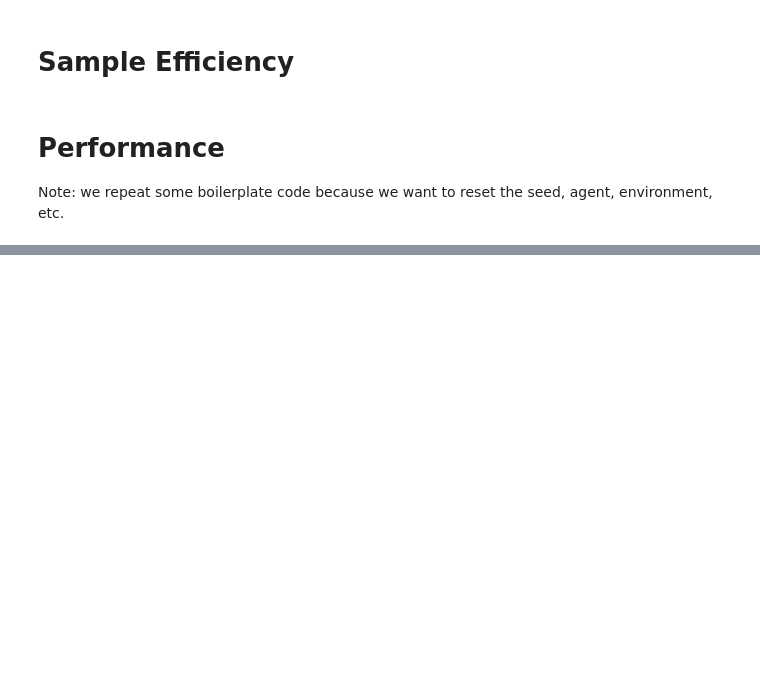
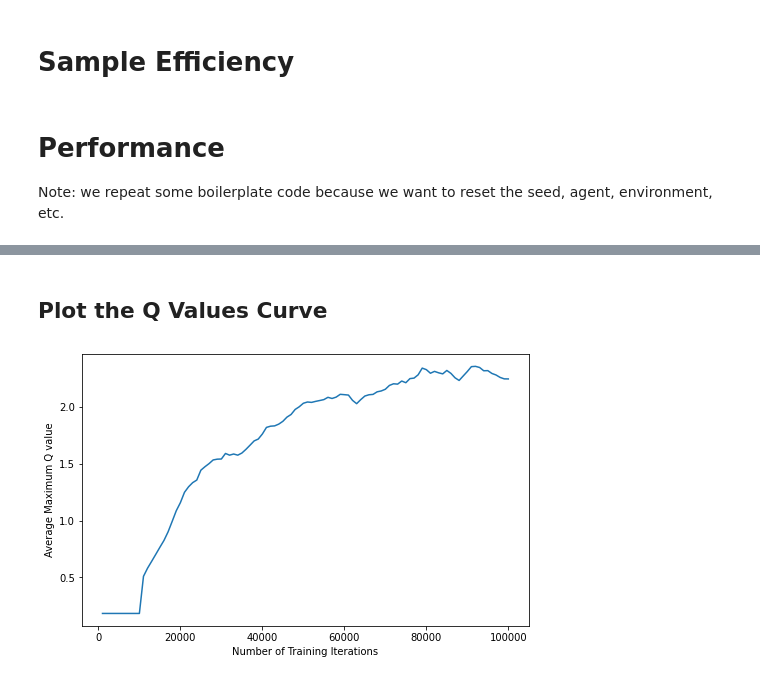
Before and after one commit to CristianManta/JBW-episodic, a Jupyter notebook: main.ipynb, the cells around one changed output, grey strips where cells are left out. Saved outputs shown, nothing was run; the diff lists cells and outputs as text; code cells hidden in the pictures; blank space fills up the shorter version.

```diff
--- a/main.ipynb
+++ b/main.ipynb
@@ -183,6 +213,7 @@ class Arguments:
   group: str = 'GROUP_011'
   seed: int = 0
   pretrain: bool = False
+  save_weights: bool = False
 
 args = Arguments()
 
@@ -224,8 +255,8 @@ total_timesteps = 1e+5
 evaluation_freq = 10000
 n_episodes_to_evaluate = 1
 
-sample_efficiency_learning_curve = train_agent(agent, env, env_eval, total_timesteps, evaluation_freq, n_episodes_to_evaluate)
-print(f"Sample Efficiency: {auc(np.arange(evaluation_freq, total_timesteps + evaluation_freq, evaluation_freq), sample_efficiency_learning_curve)}")
+sample_efficiency_learning_curve = train_agent(agent, env, env_eval, total_timesteps, evaluation_freq, n_episodes_to_evaluate, args.save_weights)
+print(f"Sample Efficiency: {auc(np.arange(total_timesteps / evaluation_freq), sample_efficiency_learning_curve)}")
 # %% [markdown]
 # Performance
 Note: we repeat some boilerplate code because we want to reset the seed, agent, environment, etc.
@@ -235,6 +266,7 @@ class Arguments:
   group: str = 'GROUP_011'
   seed: int = 0
   pretrain: bool = True
+  save_weights: bool = False
 
 args = Arguments()
 
@@ -274,5 +306,5 @@ if args.pretrain:
 
 n_episodes_to_evaluate = 1
 
-mean_acc_rewards = evaluate_agent(agent, env_eval, n_episodes_to_evaluate)
-print(f"Performance Score: {mean_acc_rewards}")
+performance_score = evaluate_agent(agent, env_eval, n_episodes_to_evaluate)
+print(f"Performance Score: {performance_score}")
@@ -278,0 +433,12 @@ print(f"Performance Score: {mean_acc_rewards}")
+# %% [markdown]
+## Plot the Q Values Curve
+# %%
+image_name = "ddqn_with_scent_buffer_target_q_values" #@param {type:"string"}
+plt.figure(figsize=(8,5))
+iters = np.arange(evaluation_freq, total_timesteps + evaluation_freq, evaluation_freq)
+plt.plot(iters, max_Q_values)
+plt.xlabel("Number of Training Iterations")
+plt.ylabel("Average Maximum Q value")
+plt.savefig(f'experiment_plots/{image_name}')
+# %% [output]
+[figure, added]
```
Also changed, not shown: parts of 7 cells of this notebook.
